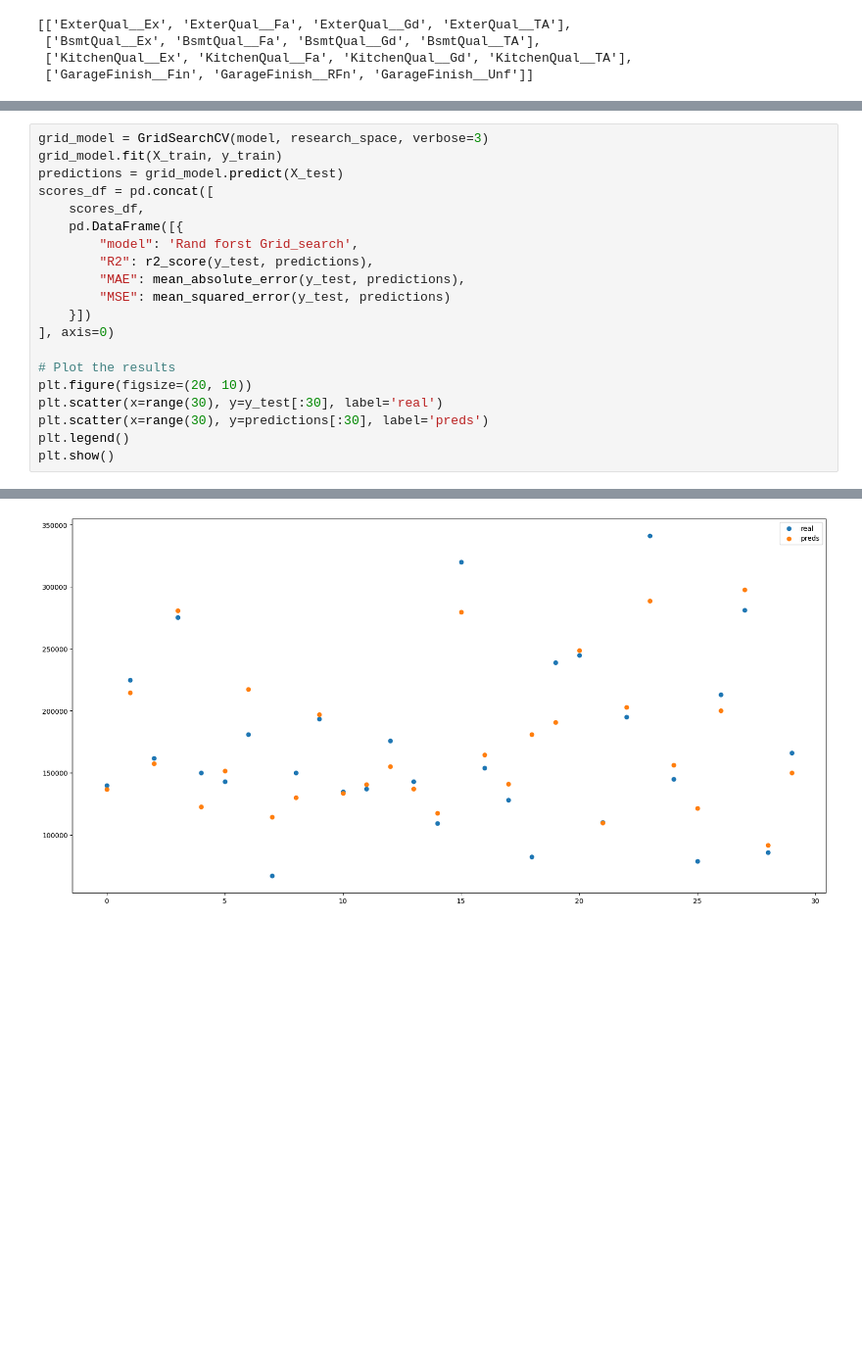
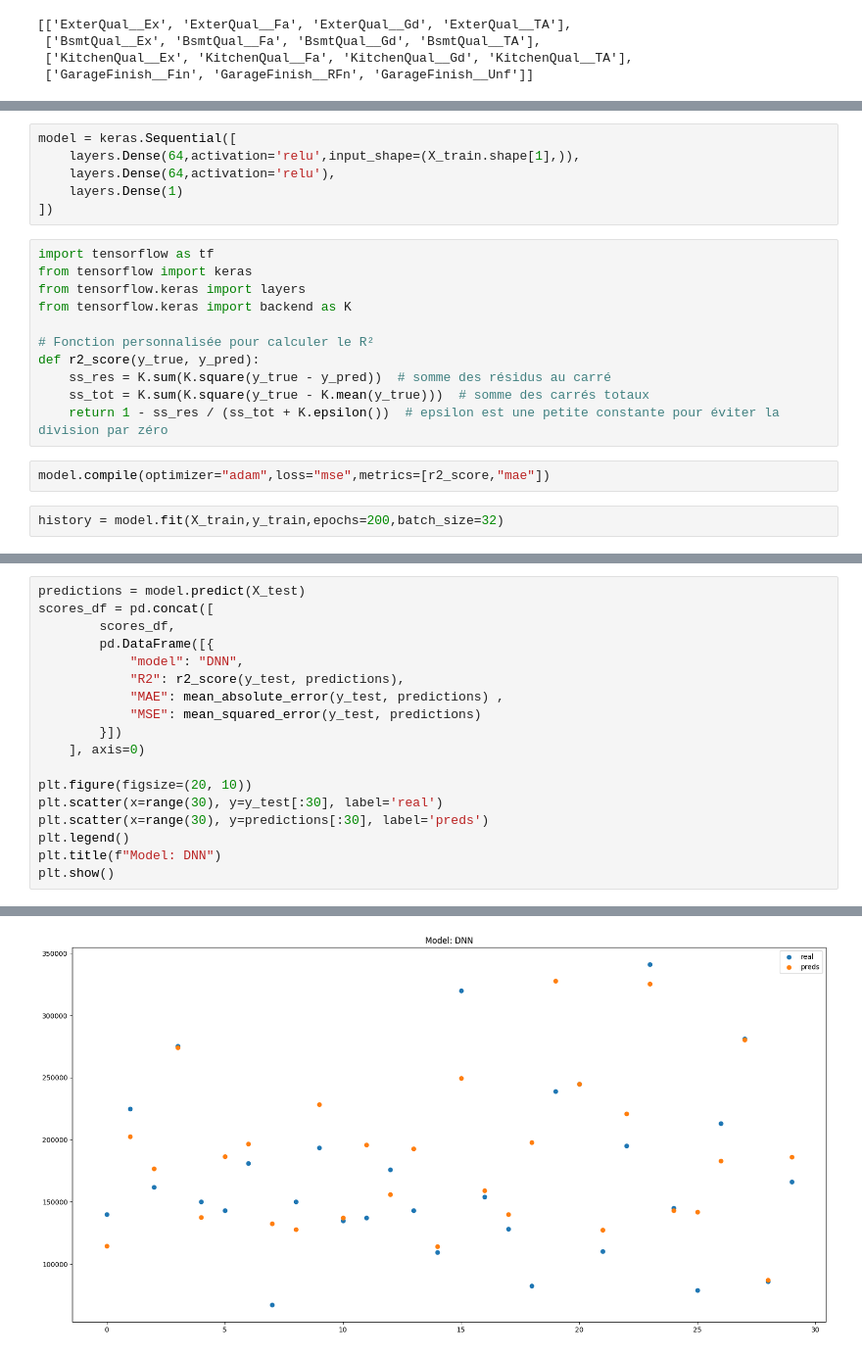
Before and after one commit to NithuSiva/M2_courses, a Jupyter notebook: ATC/td/housepriceexo.ipynb, the cells around one changed output, grey strips where cells are left out. Shown at 98% size. Saved outputs shown, nothing was run; the diff lists cells and outputs as text; blank space fills up the shorter version.

```diff
--- a/ATC/td/housepriceexo.ipynb
+++ b/ATC/td/housepriceexo.ipynb
@@ -666,0 +986,21 @@ RandomForestRegressor(max_depth=50, n_estimators=200)
+# %%
+model = keras.Sequential([
+    layers.Dense(64,activation='relu',input_shape=(X_train.shape[1],)),
+    layers.Dense(64,activation='relu'),
+    layers.Dense(1)
+])
+# %%
+import tensorflow as tf
+from tensorflow import keras
+from tensorflow.keras import layers
+from tensorflow.keras import backend as K
+
+# Fonction personnalisée pour calculer le R²
+def r2_score(y_true, y_pred):
+    ss_res = K.sum(K.square(y_true - y_pred))  # somme des résidus au carré
+    ss_tot = K.sum(K.square(y_true - K.mean(y_true)))  # somme des carrés totaux
+    return 1 - ss_res / (ss_tot + K.epsilon())  # epsilon est une petite constante pour éviter la division par zéro
+# %%
+model.compile(optimizer="adam",loss="mse",metrics=[r2_score,"mae"])
+# %%
+history = model.fit(X_train,y_train,epochs=200,batch_size=32)
@@ -667,21 +1040,19 @@ RandomForestRegressor(max_depth=50, n_estimators=200)
 # %%
-grid_model = GridSearchCV(model, research_space, verbose=3)
-grid_model.fit(X_train, y_train)
-predictions = grid_model.predict(X_test)
+predictions = model.predict(X_test)
 scores_df = pd.concat([
-    scores_df,
-    pd.DataFrame([{
-        "model": 'Rand forst Grid_search',
-        "R2": r2_score(y_test, predictions),
-        "MAE": mean_absolute_error(y_test, predictions),
-        "MSE": mean_squared_error(y_test, predictions)
-    }])
-], axis=0)
+        scores_df,
+        pd.DataFrame([{
+            "model": "DNN",
+            "R2": r2_score(y_test, predictions),
+            "MAE": mean_absolute_error(y_test, predictions) ,
+            "MSE": mean_squared_error(y_test, predictions)
+        }])
+    ], axis=0)
 
-# Plot the results
 plt.figure(figsize=(20, 10))
 plt.scatter(x=range(30), y=y_test[:30], label='real')
 plt.scatter(x=range(30), y=predictions[:30], label='preds')
 plt.legend()
+plt.title(f"Model: DNN")
 plt.show()
 # %% [output]
@@ -705 +1060 @@ Fitting 5 folds for each of 12 candidates, totalling 60 fits
-[figure, old version]
+[figure, new version]
```
Also changed, not shown: parts of 126 cells of this notebook, 26 other files.
